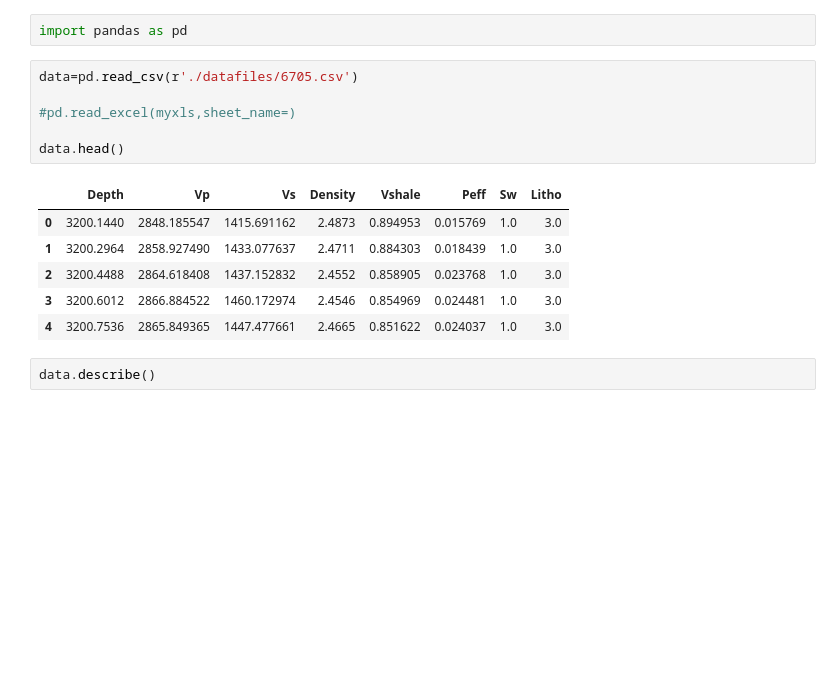
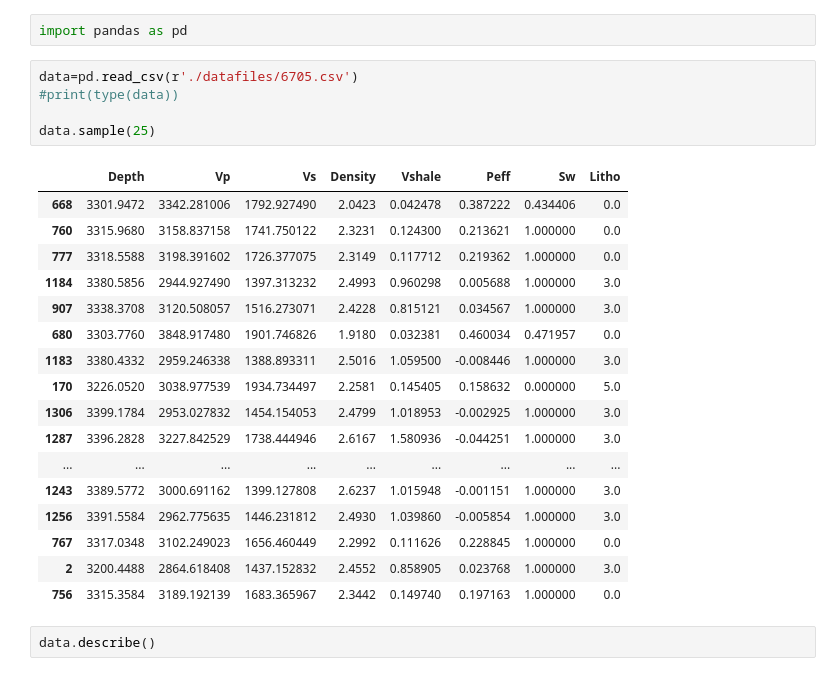
Before and after one commit to brucech85/PythonCourse, a Jupyter notebook: 2. Working with DataFrames.ipynb, the cells around one changed output. Saved outputs shown, nothing was run; the diff lists cells and outputs as text; blank space fills up the shorter version.

```diff
--- a/2. Working with DataFrames.ipynb
+++ b/2. Working with DataFrames.ipynb
@@ -10,17 +10,27 @@ In this notebook we go throgh some examples using a CSV of Log Data and a CSV of
 import pandas as pd
 # %%
 data=pd.read_csv(r'./datafiles/6705.csv')
+#print(type(data))
 
-#pd.read_excel(myxls,sheet_name=)
-
-data.head()
+data.sample(25)
 # %% [output]
 |  | Depth | Vp | Vs | Density | Vshale | Peff | Sw | Litho |
-| 0 | 3200.1440 | 2848.185547 | 1415.691162 | 2.4873 | 0.894953 | 0.015769 | 1.0 | 3.0 |
-| 1 | 3200.2964 | 2858.927490 | 1433.077637 | 2.4711 | 0.884303 | 0.018439 | 1.0 | 3.0 |
-| 2 | 3200.4488 | 2864.618408 | 1437.152832 | 2.4552 | 0.858905 | 0.023768 | 1.0 | 3.0 |
-| 3 | 3200.6012 | 2866.884522 | 1460.172974 | 2.4546 | 0.854969 | 0.024481 | 1.0 | 3.0 |
-| 4 | 3200.7536 | 2865.849365 | 1447.477661 | 2.4665 | 0.851622 | 0.024037 | 1.0 | 3.0 |
+| 668 | 3301.9472 | 3342.281006 | 1792.927490 | 2.0423 | 0.042478 | 0.387222 | 0.434406 | 0.0 |
+| 760 | 3315.9680 | 3158.837158 | 1741.750122 | 2.3231 | 0.124300 | 0.213621 | 1.000000 | 0.0 |
+| 777 | 3318.5588 | 3198.391602 | 1726.377075 | 2.3149 | 0.117712 | 0.219362 | 1.000000 | 0.0 |
+| 1184 | 3380.5856 | 2944.927490 | 1397.313232 | 2.4993 | 0.960298 | 0.005688 | 1.000000 | 3.0 |
+| 907 | 3338.3708 | 3120.508057 | 1516.273071 | 2.4228 | 0.815121 | 0.034567 | 1.000000 | 3.0 |
+| 680 | 3303.7760 | 3848.917480 | 1901.746826 | 1.9180 | 0.032381 | 0.460034 | 0.471957 | 0.0 |
+| 1183 | 3380.4332 | 2959.246338 | 1388.893311 | 2.5016 | 1.059500 | -0.008446 | 1.000000 | 3.0 |
+| 170 | 3226.0520 | 3038.977539 | 1934.734497 | 2.2581 | 0.145405 | 0.158632 | 0.000000 | 5.0 |
+| 1306 | 3399.1784 | 2953.027832 | 1454.154053 | 2.4799 | 1.018953 | -0.002925 | 1.000000 | 3.0 |
+| 1287 | 3396.2828 | 3227.842529 | 1738.444946 | 2.6167 | 1.580936 | -0.044251 | 1.000000 | 3.0 |
+| ... | ... | ... | ... | ... | ... | ... | ... | ... |
+| 1243 | 3389.5772 | 3000.691162 | 1399.127808 | 2.6237 | 1.015948 | -0.001151 | 1.000000 | 3.0 |
+| 1256 | 3391.5584 | 2962.775635 | 1446.231812 | 2.4930 | 1.039860 | -0.005854 | 1.000000 | 3.0 |
+| 767 | 3317.0348 | 3102.249023 | 1656.460449 | 2.2992 | 0.111626 | 0.228845 | 1.000000 | 0.0 |
+| 2 | 3200.4488 | 2864.618408 | 1437.152832 | 2.4552 | 0.858905 | 0.023768 | 1.000000 | 3.0 |
+| 756 | 3315.3584 | 3189.192139 | 1683.365967 | 2.3442 | 0.149740 | 0.197163 | 1.000000 | 0.0 |
 # %%
 data.describe()
 # %% [output]
```
Also changed, not shown: parts of 9 cells of this notebook.
